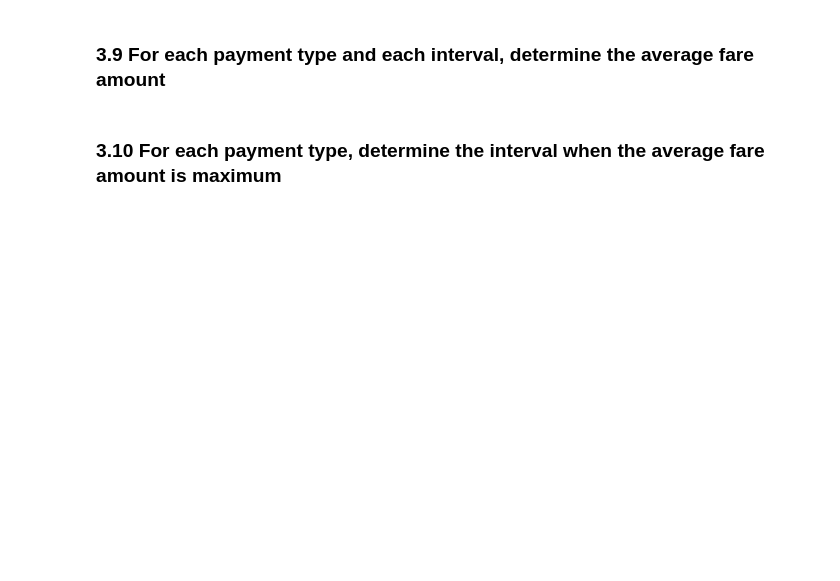
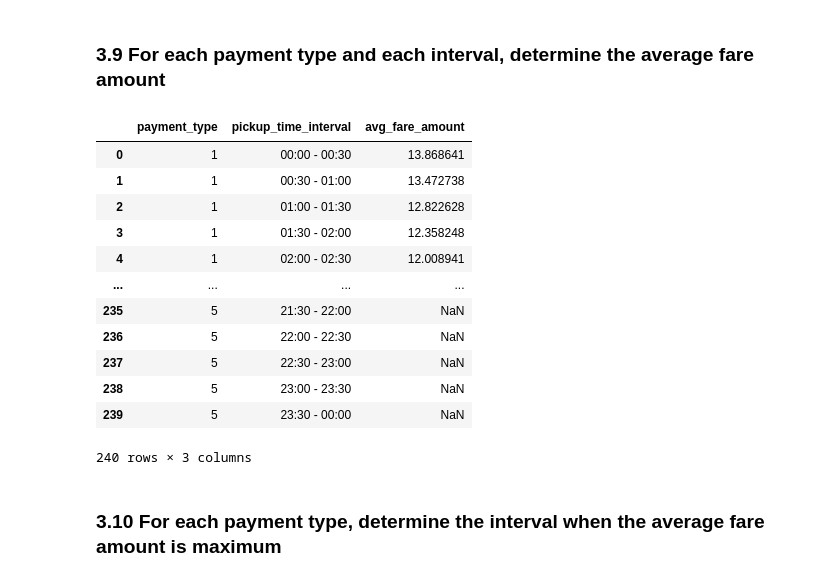
Before and after one commit to snava38/foc-project-nava-perani, a Jupyter notebook: notebooks/foc-project-notebook_v0.ipynb, the cells around one changed output. Saved outputs shown, nothing was run; the diff lists cells and outputs as text; code cells hidden in the pictures; blank space fills up the shorter version.

```diff
--- a/notebooks/foc-project-notebook.ipynb
+++ b/notebooks/foc-project-notebook_v0.ipynb
@@ -308,4 +346,22 @@ dataset.PULocationID.value_counts().reset_index(name='trip_count')
 # %% [markdown]
 ### 3.9 For each payment type and each interval, determine the average fare amount
+# %%
+# Compute the average fare amount for each (payment_type, pickup_time_interval)
+avg_fare = dataset.groupby(['payment_type', 'pickup_time_interval'], observed=False).agg(avg_fare_amount=('fare_amount', 'mean')).reset_index()
+avg_fare
+# %% [output]
+|  | payment_type | pickup_time_interval | avg_fare_amount |
+| 0 | 1 | 00:00 - 00:30 | 13.868641 |
+| 1 | 1 | 00:30 - 01:00 | 13.472738 |
+| 2 | 1 | 01:00 - 01:30 | 12.822628 |
+| 3 | 1 | 01:30 - 02:00 | 12.358248 |
+| 4 | 1 | 02:00 - 02:30 | 12.008941 |
+| ... | ... | ... | ... |
+| 235 | 5 | 21:30 - 22:00 | NaN |
+| 236 | 5 | 22:00 - 22:30 | NaN |
+| 237 | 5 | 22:30 - 23:00 | NaN |
+| 238 | 5 | 23:00 - 23:30 | NaN |
+| 239 | 5 | 23:30 - 00:00 | NaN |
+240 rows × 3 columns
 # %% [markdown]
 ### 3.10 For each payment type, determine the interval when the average fare amount is maximum
```
Also changed, not shown: parts of 11 cells of this notebook, 1 other file.
